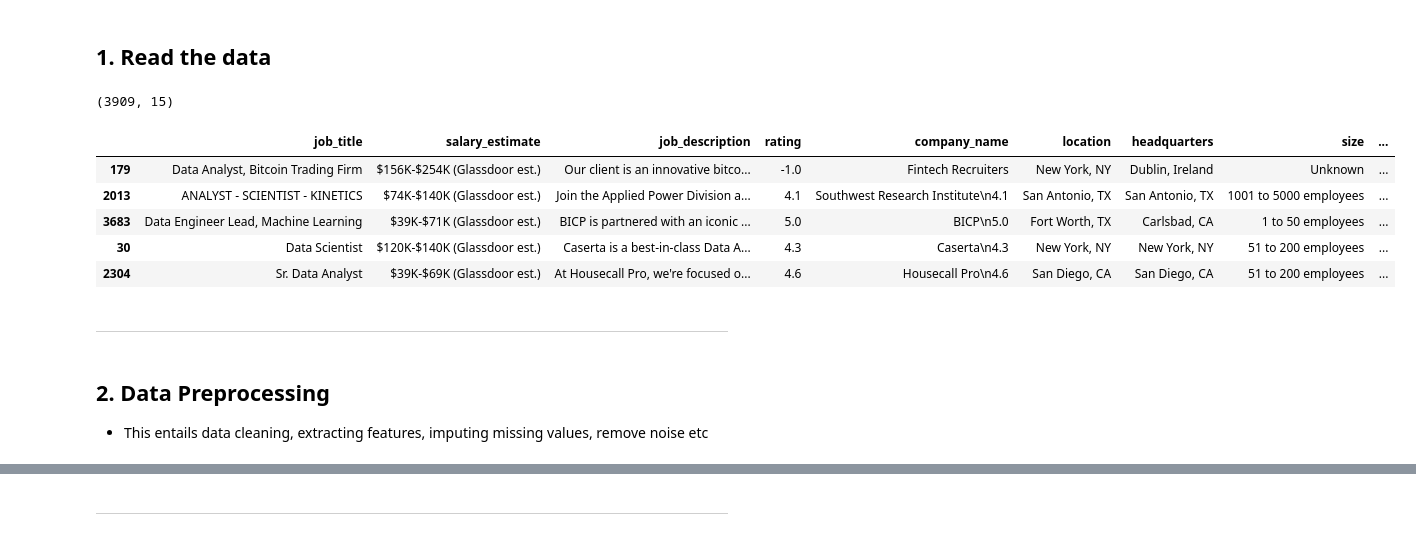
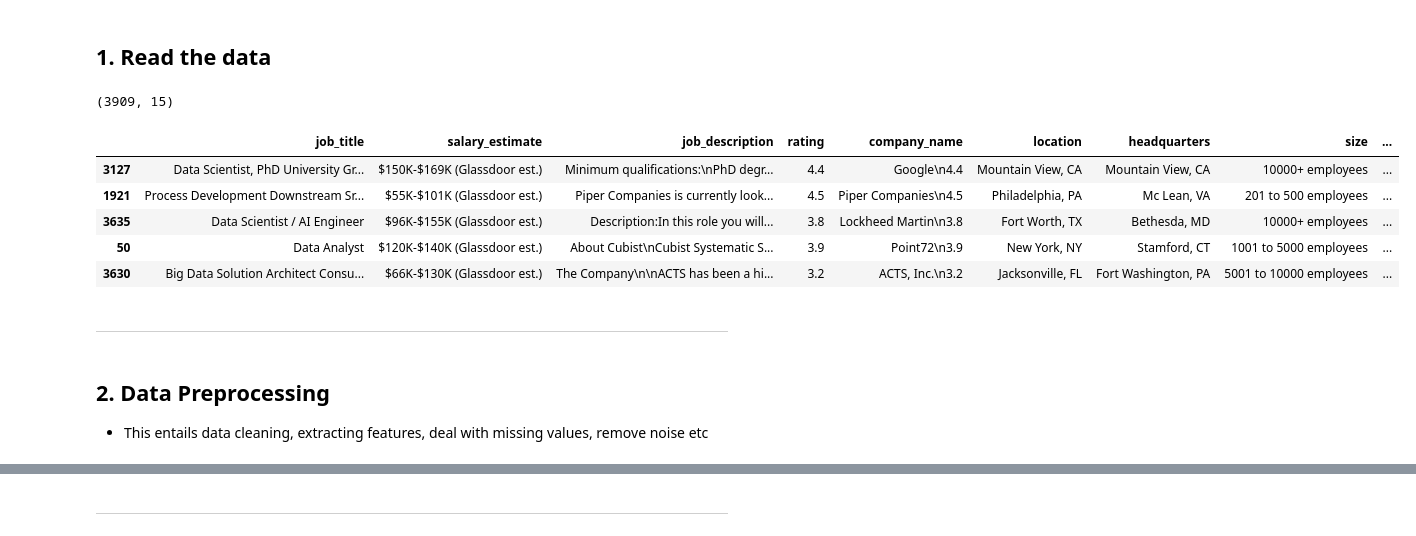
Before and after one commit to BhekiMabheka/Data_Science_Assessment-, a Jupyter notebook: Data_Assessemnt.ipynb, the cells around one changed output, grey strips where cells are left out. Saved outputs shown, nothing was run; the diff lists cells and outputs as text; code cells hidden in the pictures.

```diff
--- a/Data_Assessemnt.ipynb
+++ b/Data_Assessemnt.ipynb
@@ -16,28 +21,28 @@ PLOTLY_THEME = "plotly_dark"
 ## 1. Read the data
 # %%
 def read_data(df):
-
+    """Read the pandas dataframe"""
     df = pd.read_csv(df)
-    df.columns = df.columns.str.lower().str.replace(' ', '_') # Ensure all columns follow rules of declaring variables in coding
+    df.columns = df.columns.str.lower().str.replace(' ', '_')  # Ensure all columns follow rules of declaring variables in coding
     df = df.drop(axis=1, columns=['unnamed:_0', 'index'])
     return df
 
 df = read_data(df = "data/DataScientist (1).csv")
 print(df.shape)
 df.sample(5)
 # %% [output]
 (3909, 15)
 |  | job_title | salary_estimate | job_description | rating | company_name | location | headquarters | size | ... |
-| 179 | Data Analyst, Bitcoin Trading Firm | $156K-$254K (Glassdoor est.) | Our client is an innovative bitco... | -1.0 | Fintech Recruiters | New York, NY | Dublin, Ireland | Unknown | ... |
-| 2013 | ANALYST - SCIENTIST - KINETICS | $74K-$140K (Glassdoor est.) | Join the Applied Power Division a... | 4.1 | Southwest Research Institute\n4.1 | San Antonio, TX | San Antonio, TX | 1001 to 5000 employees | ... |
-| 3683 | Data Engineer Lead, Machine Learning | $39K-$71K (Glassdoor est.) | BICP is partnered with an iconic ... | 5.0 | BICP\n5.0 | Fort Worth, TX | Carlsbad, CA | 1 to 50 employees | ... |
-| 30 | Data Scientist | $120K-$140K (Glassdoor est.) | Caserta is a best-in-class Data A... | 4.3 | Caserta\n4.3 | New York, NY | New York, NY | 51 to 200 employees | ... |
-| 2304 | Sr. Data Analyst | $39K-$69K (Glassdoor est.) | At Housecall Pro, we're focused o... | 4.6 | Housecall Pro\n4.6 | San Diego, CA | San Diego, CA | 51 to 200 employees | ... |
+| 3127 | Data Scientist, PhD University Gr... | $150K-$169K (Glassdoor est.) | Minimum qualifications:\nPhD degr... | 4.4 | Google\n4.4 | Mountain View, CA | Mountain View, CA | 10000+ employees | ... |
+| 1921 | Process Development Downstream Sr... | $55K-$101K (Glassdoor est.) | Piper Companies is currently look... | 4.5 | Piper Companies\n4.5 | Philadelphia, PA | Mc Lean, VA | 201 to 500 employees | ... |
+| 3635 | Data Scientist / AI Engineer | $96K-$155K (Glassdoor est.) | Description:In this role you will... | 3.8 | Lockheed Martin\n3.8 | Fort Worth, TX | Bethesda, MD | 10000+ employees | ... |
+| 50 | Data Analyst | $120K-$140K (Glassdoor est.) | About Cubist\nCubist Systematic S... | 3.9 | Point72\n3.9 | New York, NY | Stamford, CT | 1001 to 5000 employees | ... |
+| 3630 | Big Data Solution Architect Consu... | $66K-$130K (Glassdoor est.) | The Company\n\nACTS has been a hi... | 3.2 | ACTS, Inc.\n3.2 | Jacksonville, FL | Fort Washington, PA | 5001 to 10000 employees | ... |
 # %% [markdown]
 ---
 # %% [markdown]
 ## 2. Data Preprocessing
-- This entails data cleaning, extracting features, imputing missing values, remove noise etc
+- This entails data cleaning, extracting features, deal with missing values, remove noise etc
 # %%
 def clean_salary_estimates(df, column_name='salary_estimate'):
 
```
Also changed, not shown: parts of 8 cells of this notebook.
